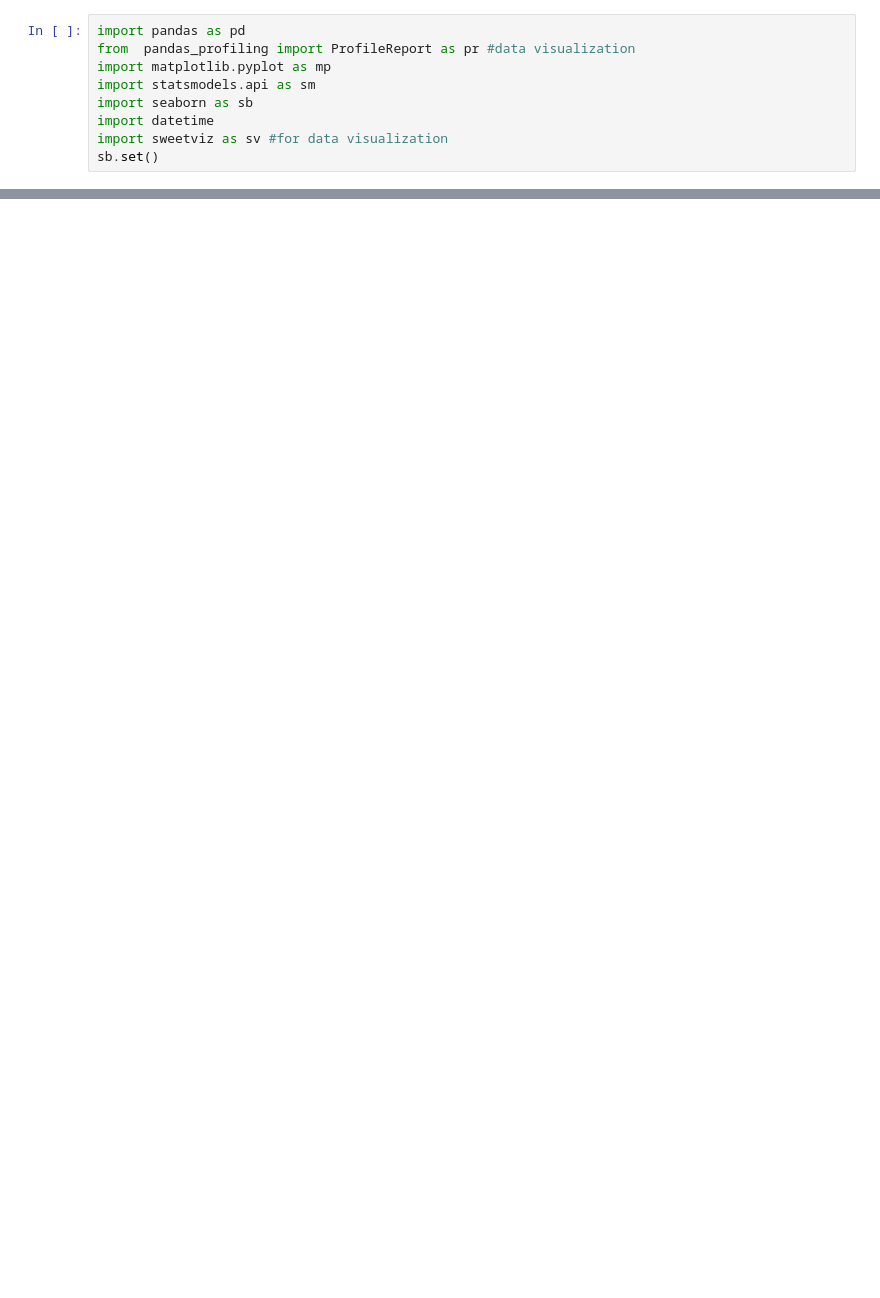
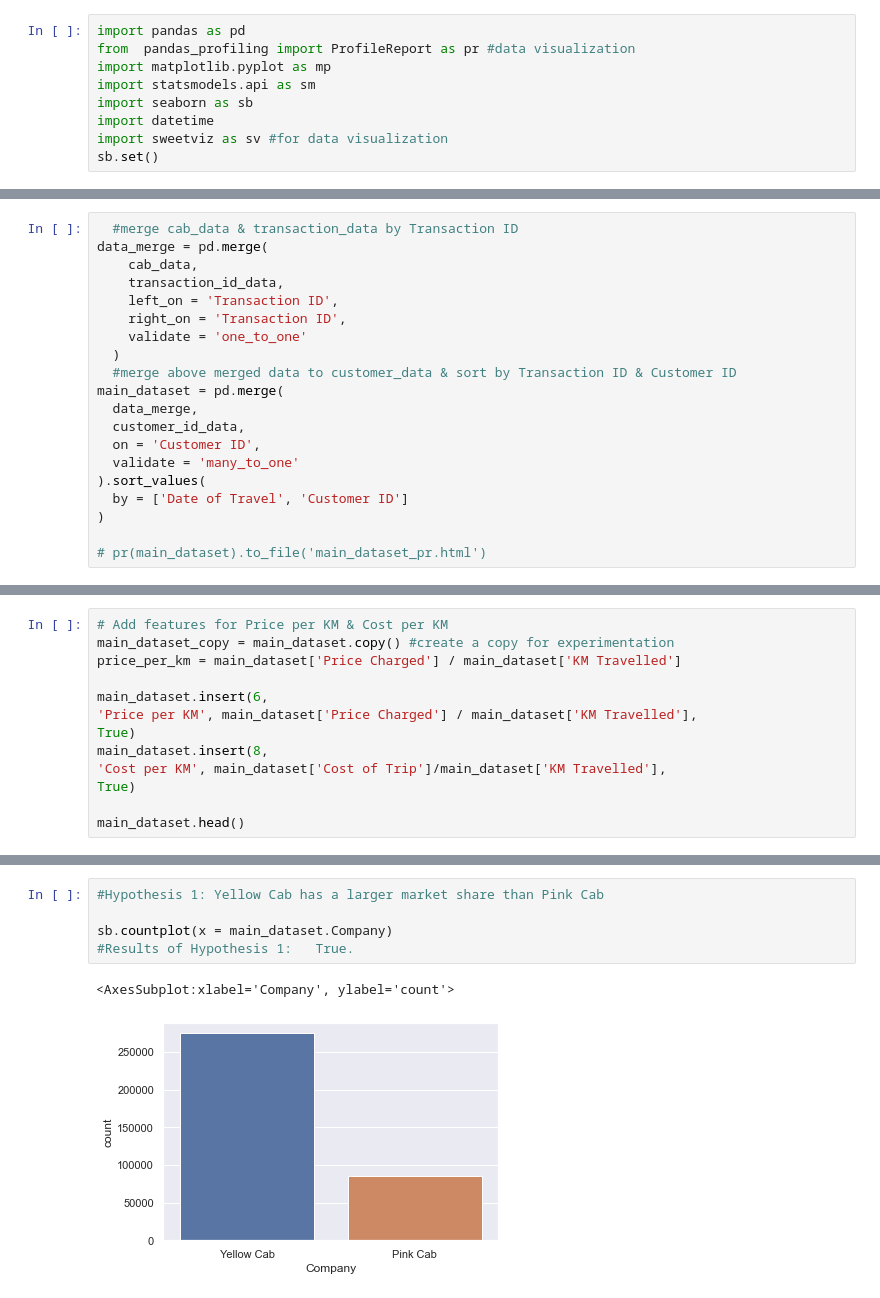
Before and after one commit to teddywaweru/DataGlacier, a Jupyter notebook: Week2_Cab_G2M_Investment/cab_data_analysis.ipynb, the cells around one changed output, grey strips where cells are left out. Drawn from its saved outputs; the diff is of its cells as text; blank space fills up the shorter version.

```diff
--- a/Week2_Cab_G2M_Investment/cab_data_analysis.ipynb
+++ b/Week2_Cab_G2M_Investment/cab_data_analysis.ipynb
@@ -44,0 +51,20 @@ Report cab_transaction_comp.html was generated! NOTEBOOK/COLAB USERS: the web br
+# %%
+  #merge cab_data & transaction_data by Transaction ID
+data_merge = pd.merge(
+    cab_data,
+    transaction_id_data,
+    left_on = 'Transaction ID',
+    right_on = 'Transaction ID',
+    validate = 'one_to_one'
+  )
+  #merge above merged data to customer_data & sort by Transaction ID & Customer ID
+main_dataset = pd.merge(
+  data_merge,
+  customer_id_data,
+  on = 'Customer ID',
+  validate = 'many_to_one'
+).sort_values(
+  by = ['Date of Travel', 'Customer ID']
+)
+
+# pr(main_dataset).to_file('main_dataset_pr.html')
@@ -44,0 +87,13 @@ Report cab_transaction_comp.html was generated! NOTEBOOK/COLAB USERS: the web br
+# %%
+# Add features for Price per KM & Cost per KM
+main_dataset_copy = main_dataset.copy() #create a copy for experimentation
+price_per_km = main_dataset['Price Charged'] / main_dataset['KM Travelled']
+
+main_dataset.insert(6,
+'Price per KM', main_dataset['Price Charged'] / main_dataset['KM Travelled'],
+True)
+main_dataset.insert(8,
+'Cost per KM', main_dataset['Cost of Trip']/main_dataset['KM Travelled'],
+True)
+
+main_dataset.head()
@@ -44,0 +107,8 @@ Report cab_transaction_comp.html was generated! NOTEBOOK/COLAB USERS: the web br
+# %%
+#Hypothesis 1: Yellow Cab has a larger market share than Pink Cab
+
+sb.countplot(x = main_dataset.Company)
+#Results of Hypothesis 1:   True.
+# %% [output]
+<AxesSubplot:xlabel='Company', ylabel='count'>
+[figure, added]
```
Also changed, not shown: parts of 13 cells of this notebook, 11 other files.
